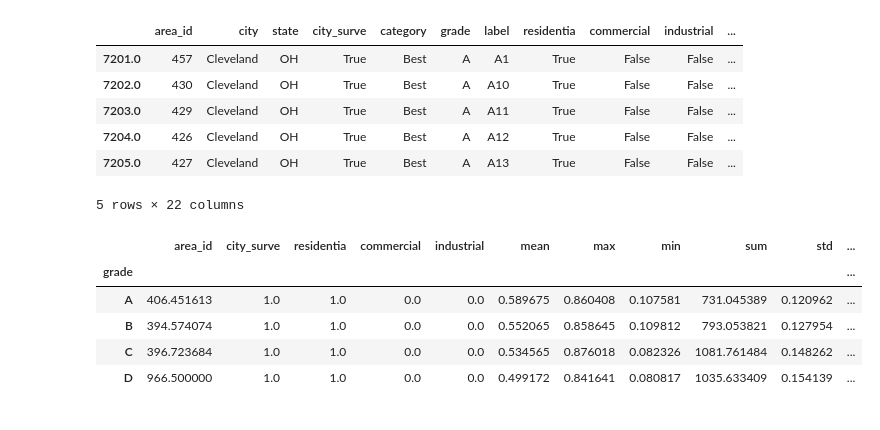
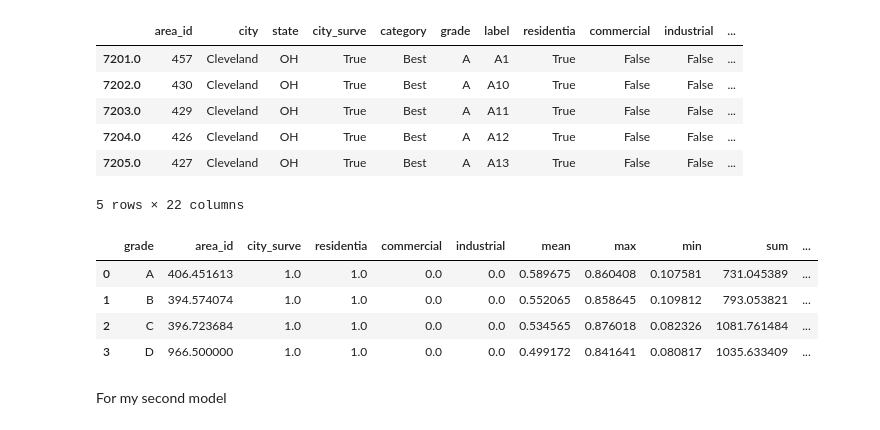
Before and after one commit to earthlab-education/fundamentals-04-redlining-cmq879, a Jupyter notebook: notebooks/cleveland-redlinining-and-ndvi.ipynb, the cells around one changed output. Saved outputs shown, nothing was run; the diff lists cells and outputs as text; code cells hidden in the pictures.

```diff
--- a/notebooks/cleveland-redlinining-and-ndvi.ipynb
+++ b/notebooks/cleveland-redlinining-and-ndvi.ipynb
@@ -103,16 +133,6 @@ cleve_results = earthaccess.search_data(
 )
 #cleve_results
 cleve_files = earthaccess.open(cleve_results)
-# %%
-cleve_results = earthaccess.search_data(
-    short_name="HLSL30",
-    #cloud_hosted=True,
-    bounding_box=tuple(cleve_rl_gdf.total_bounds),
-    temporal=("2023-07-26", "2023-07-26"),
-    #count=45,
-)
-#cleve_results
-cleve_files = earthaccess.open(cleve_results)
 # %%
 type(cleve_files)
 # %% [output]
@@ -258,6 +278,31 @@ bits_to_mask = [
 #cleve_cloud_mask = process_cloud_mask(cleve_files[8],
 #cleve_bounds_gdf,
 #                                       [1, 2, 3, 5])
+# %%
+def process_image(uri, bounds_gdf):
+    """
+    Load, crop, and scale a raster image from earthaccess
+
+    Parameters
+    ----------
+    uri: file-like or path-like
+      File accessor downloaded or obtained from earthaccess
+    bounds_gdf: gpd.GeoDataFrame
+      Area of interest to crop to
+
+    Returns
+    -------
+    cropped_da: rxr.DataArray
+      Processed raster
+    """
+    #connect to raster image
+    da = rxr.open_rasterio(uri, mask_and_scale=True).squeeze()
+    #get study bounds
+    bounds = (bounds_gdf.to_crs(da.rio.crs).total_bounds)
+    # crop to bounds
+    cropped_da = da.rio.clip_box(*bounds)
+
+    return cropped_da
 # %%
 # Labels for each band to process
 bands = {
@@ -493,11 +548,10 @@ cleve_ndvi_merged.head()
 5 rows × 22 columns
 # %%
 grade_means = cleve_ndvi_merged.groupby('grade').mean('mean')
-grade_means
+grade_means.reset_index()
 # %% [output]
-|  | area_id | city_surve | residentia | commercial | industrial | mean | max | min | sum | std | ... |
-| grade |  |  |  |  |  |  |  |  |  |  | ... |
-| A | 406.451613 | 1.0 | 1.0 | 0.0 | 0.0 | 0.589675 | 0.860408 | 0.107581 | 731.045389 | 0.120962 | ... |
-| B | 394.574074 | 1.0 | 1.0 | 0.0 | 0.0 | 0.552065 | 0.858645 | 0.109812 | 793.053821 | 0.127954 | ... |
-| C | 396.723684 | 1.0 | 1.0 | 0.0 | 0.0 | 0.534565 | 0.876018 | 0.082326 | 1081.761484 | 0.148262 | ... |
-| D | 966.500000 | 1.0 | 1.0 | 0.0 | 0.0 | 0.499172 | 0.841641 | 0.080817 | 1035.633409 | 0.154139 | ... |
+|  | grade | area_id | city_surve | residentia | commercial | industrial | mean | max | min | sum | ... |
+| 0 | A | 406.451613 | 1.0 | 1.0 | 0.0 | 0.0 | 0.589675 | 0.860408 | 0.107581 | 731.045389 | ... |
+| 1 | B | 394.574074 | 1.0 | 1.0 | 0.0 | 0.0 | 0.552065 | 0.858645 | 0.109812 | 793.053821 | ... |
+| 2 | C | 396.723684 | 1.0 | 1.0 | 0.0 | 0.0 | 0.534565 | 0.876018 | 0.082326 | 1081.761484 | ... |
+| 3 | D | 966.500000 | 1.0 | 1.0 | 0.0 | 0.0 | 0.499172 | 0.841641 | 0.080817 | 1035.633409 | ... |
@@ -503,0 +568,2 @@ grade_means
+# %% [markdown]
+For my second model
```
Also changed, not shown: parts of 32 cells of this notebook, 1 other file.
